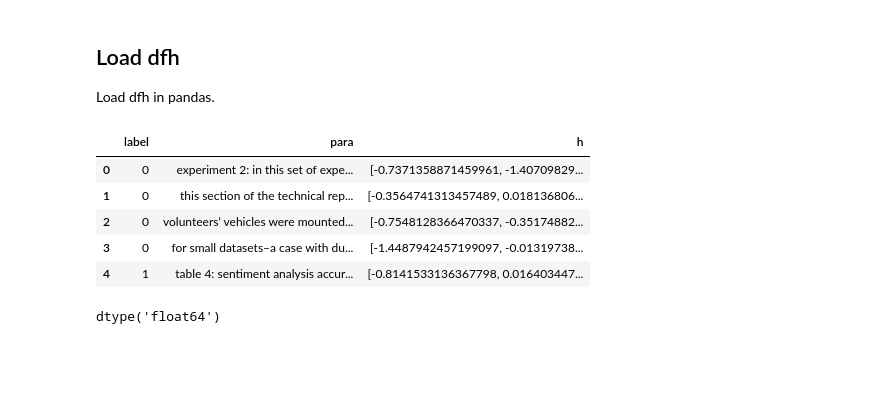
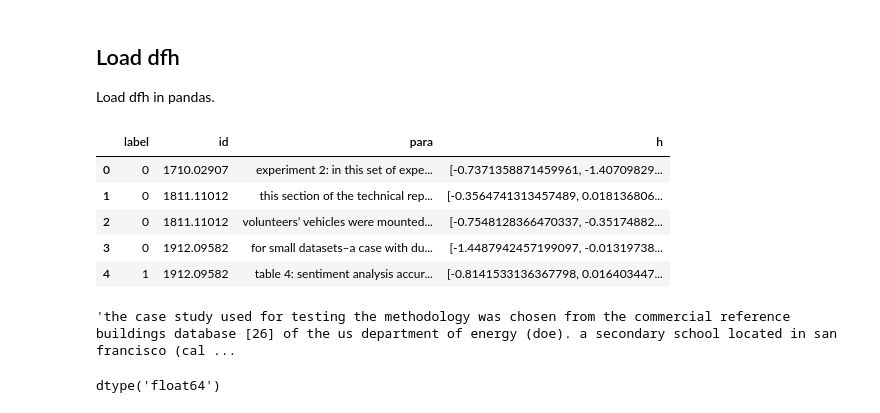
Before and after one commit to tvhahn/arxiv-code-search, a Jupyter notebook: notebooks/scratch/bert_embeddings_to_df.ipynb, the cells around one changed output. Drawn from its saved outputs; the diff is of its cells as text; code cells hidden in the pictures; blank space fills up the shorter version.

Commit message:
Create bert embeddings, fix training

```diff
--- a/notebooks/scratch/bert_embeddings_to_df.ipynb
+++ b/notebooks/scratch/bert_embeddings_to_df.ipynb
@@ -142,19 +145,23 @@ Load dfh in pandas.
 # %%
 path_data_dir = Path().cwd().parent.parent / "data"
 embeddings_dir = path_data_dir / "processed/embeddings"
 
 # load dfh.pickle
-with open(embeddings_dir / "dfh.pkl", "rb") as f:
-    dfh = pickle.load(f)
+with open(embeddings_dir / "df_embeddings.pkl", "rb") as f:
+    df = pickle.load(f)
 
-dfh.head()
+df.head()
 # %% [output]
-|  | label | para | h |
-| 0 | 0 | experiment 2: in this set of expe... | [-0.7371358871459961, -1.40709829... |
-| 1 | 0 | this section of the technical rep... | [-0.3564741313457489, 0.018136806... |
-| 2 | 0 | volunteers’ vehicles were mounted... | [-0.7548128366470337, -0.35174882... |
-| 3 | 0 | for small datasets–a case with du... | [-1.4487942457199097, -0.01319738... |
-| 4 | 1 | table 4: sentiment analysis accur... | [-0.8141533136367798, 0.016403447... |
+|  | label | id | para | h |
+| 0 | 0 | 1710.02907 | experiment 2: in this set of expe... | [-0.7371358871459961, -1.40709829... |
+| 1 | 0 | 1811.11012 | this section of the technical rep... | [-0.3564741313457489, 0.018136806... |
+| 2 | 0 | 1811.11012 | volunteers’ vehicles were mounted... | [-0.7548128366470337, -0.35174882... |
+| 3 | 0 | 1912.09582 | for small datasets–a case with du... | [-1.4487942457199097, -0.01319738... |
+| 4 | 1 | 1912.09582 | table 4: sentiment analysis accur... | [-0.8141533136367798, 0.016403447... |
+# %%
+df[df["label"] == 1].iloc[9]["para"]
+# %% [output]
+'the case study used for testing the methodology was chosen from the commercial reference buildings database [26] of the us department of energy (doe). a secondary school located in san francisco (cal ...
 # %%
 x = np.array([i for i in dfh["h"].values])
 x.dtype
```
Also changed, not shown: parts of 1 cell of this notebook, 5 other files.
